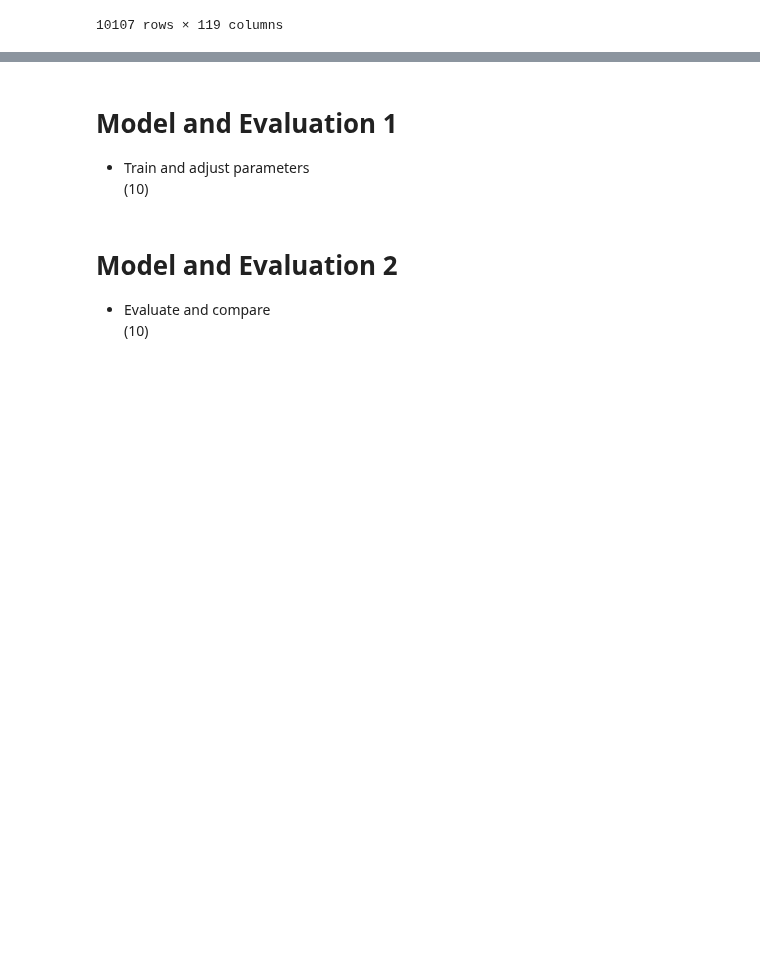
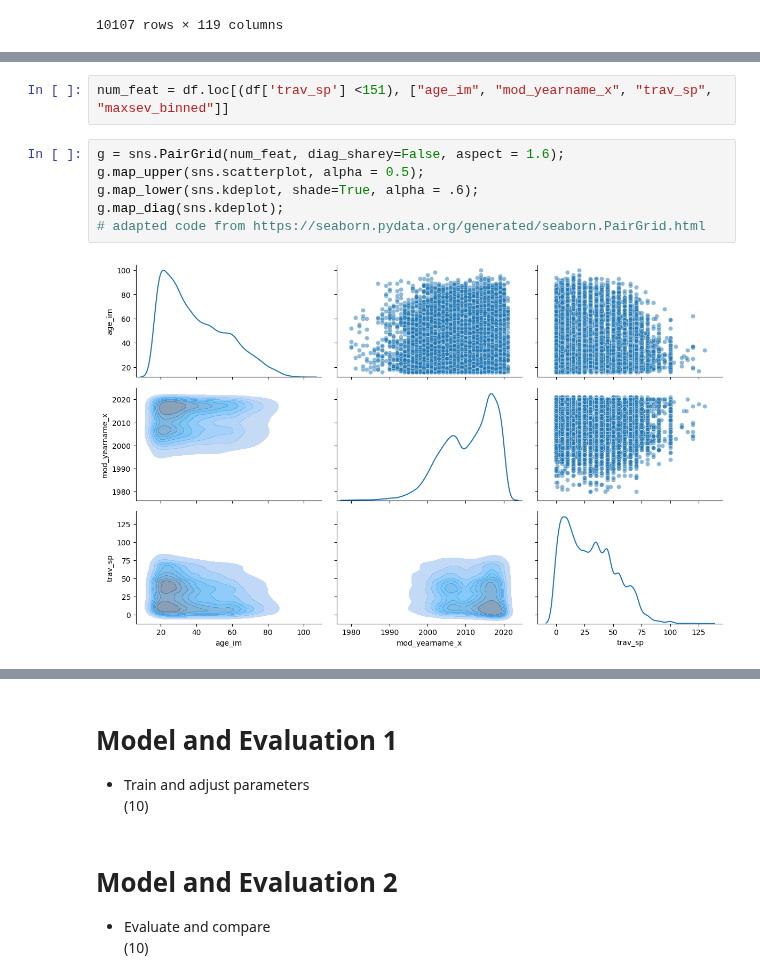
Before and after one commit to BradenAnderson/Accident_Severity_Prediction, a Jupyter notebook: Lab3_draft.ipynb, the cells around one changed output, grey strips where cells are left out. Saved outputs shown, nothing was run; the diff lists cells and outputs as text; blank space fills up the shorter version.

```diff
--- a/Lab3_draft.ipynb
+++ b/Lab3_draft.ipynb
@@ -1435,0 +1463,10 @@ display(test_pp_df)
+# %%
+num_feat = df.loc[(df['trav_sp'] <151), ["age_im", "mod_yearname_x", "trav_sp", "maxsev_binned"]]
+# %%
+g = sns.PairGrid(num_feat, diag_sharey=False, aspect = 1.6);
+g.map_upper(sns.scatterplot, alpha = 0.5);
+g.map_lower(sns.kdeplot, shade=True, alpha = .6);
+g.map_diag(sns.kdeplot);
+# adapted code from https://seaborn.pydata.org/generated/seaborn.PairGrid.html
+# %% [output]
+[figure, added]
```
Also changed, not shown: parts of 66 cells of this notebook.
